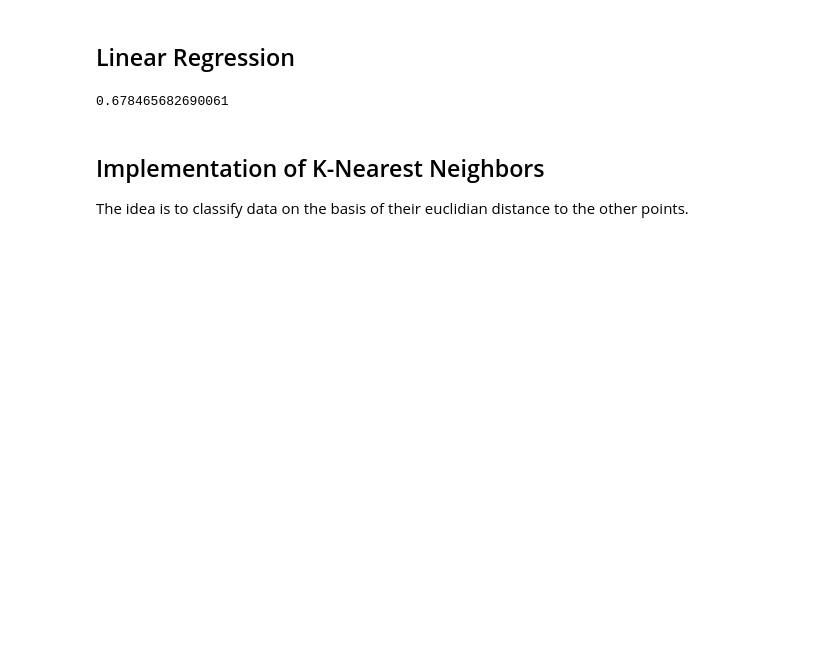
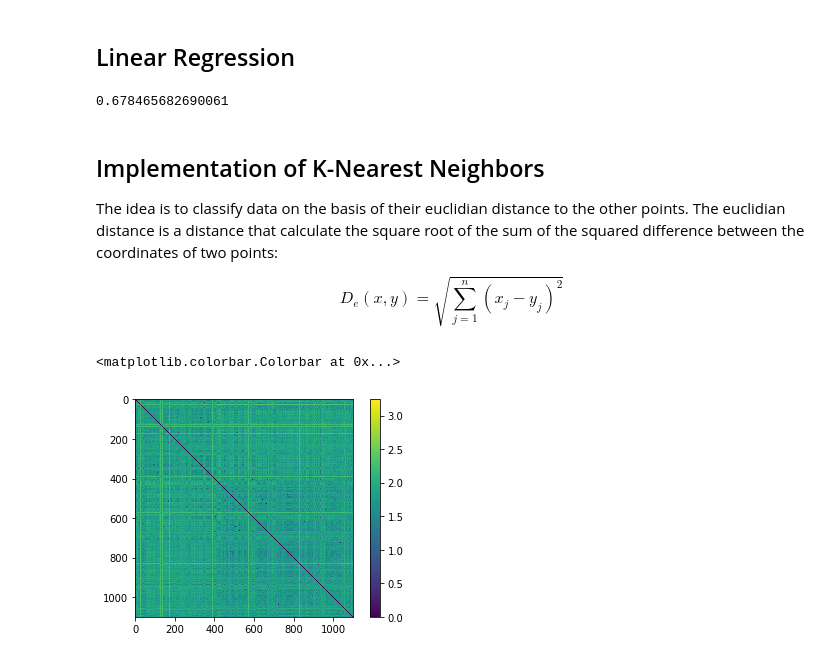
Before and after one commit to clempichon/PCBS_autism, a Jupyter notebook: project.ipynb, the cells around one changed output. Drawn from its saved outputs; the diff is of its cells as text; code cells hidden in the pictures; blank space fills up the shorter version.

```diff
--- a/project.ipynb
+++ b/project.ipynb
@@ -302,14 +281,7 @@ print(reg.score(X_test, y_test))
 # %% [markdown]
 ## Implementation of K-Nearest Neighbors
 
-The idea is to classify data on the basis of their euclidian distance to the other points.
+
+The idea is to classify data on the basis of their euclidian distance to the other points. The euclidian distance is a distance that calculate the square root of the sum of the squared difference between the coordinates of two points:
+
+$$ \begin{equation}  D_{e}(x,y) = \sqrt{\sum_{j=1}^n (x_{j} - y_{j})^{2}} \end{equation} $$
-# %%
-# Defin
-def EuclidianDistance(row1, row2):
-    row1 = np.array(row1)
-    row2 = np.array(row2)
-    diff = row1 - row2
-    print(diff)
-    square = np.dot(diff, diff)
-    print(square)
-    return np.sqrt(square)
@@ -321,0 +288,17 @@ def EuclidianDistance1(row1, row2):
+# %%
+# Defining the Euclidian distance function
+def EuclidianDistance(row1, row2):
+    return np.sqrt(np.dot(np.array(row1)-np.array(row2),np.array(row1)-np.array(row2)))
+# %%
+# Calculate the distance of each observation to the other observation of X
+sample=X
+distance=np.zeros(shape=(sample.shape[0], sample.shape[0]))
+for first_idx, first_obs in enumerate(sample):
+    for second_idx, second_obs in enumerate(sample):
+        distance[first_idx, second_idx]=EuclidianDistance(first_obs, second_obs)
+# %%
+plt.imshow(np.log(distance+1))
+plt.colorbar()
+# %% [output]
+<matplotlib.colorbar.Colorbar at 0x...>
+[figure, added]
```
Also changed, not shown: parts of 4 cells of this notebook.
